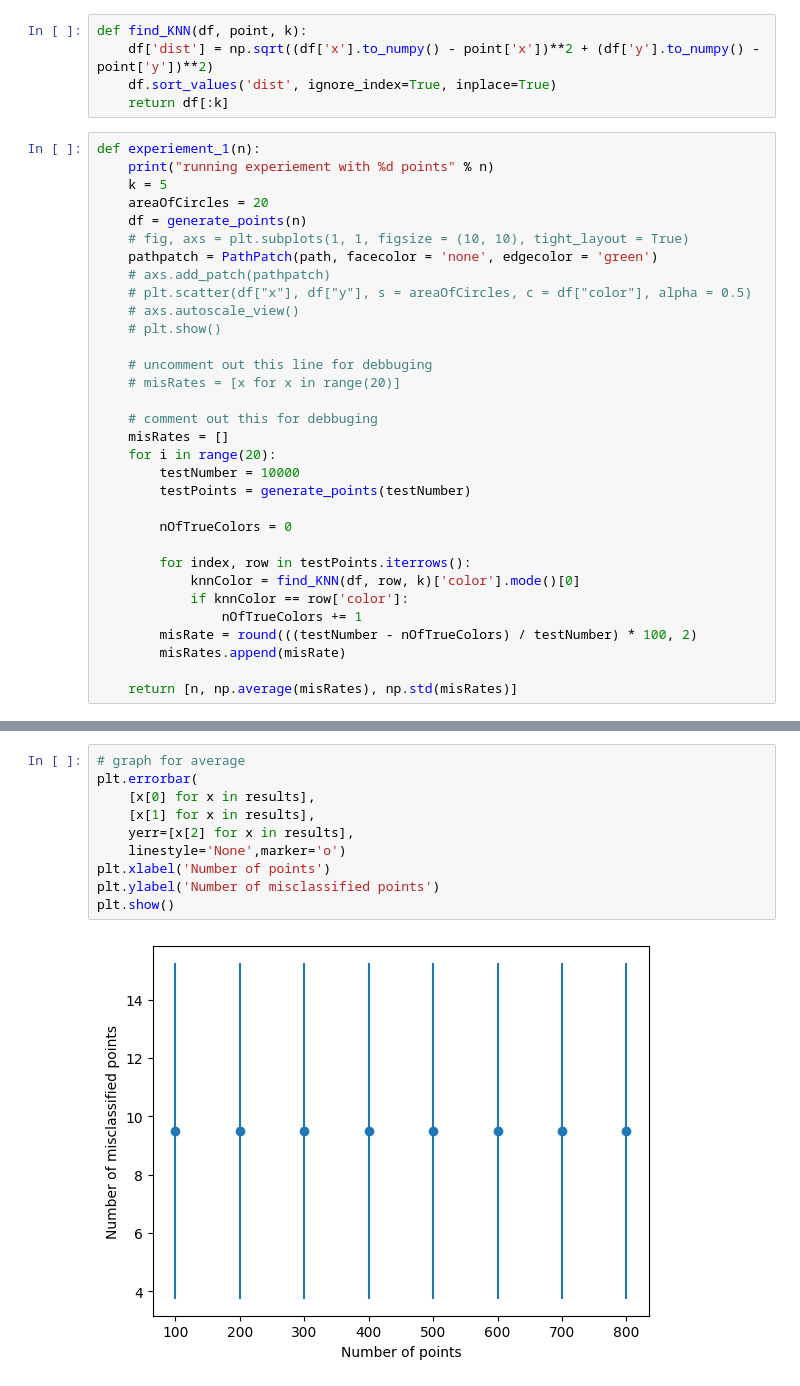
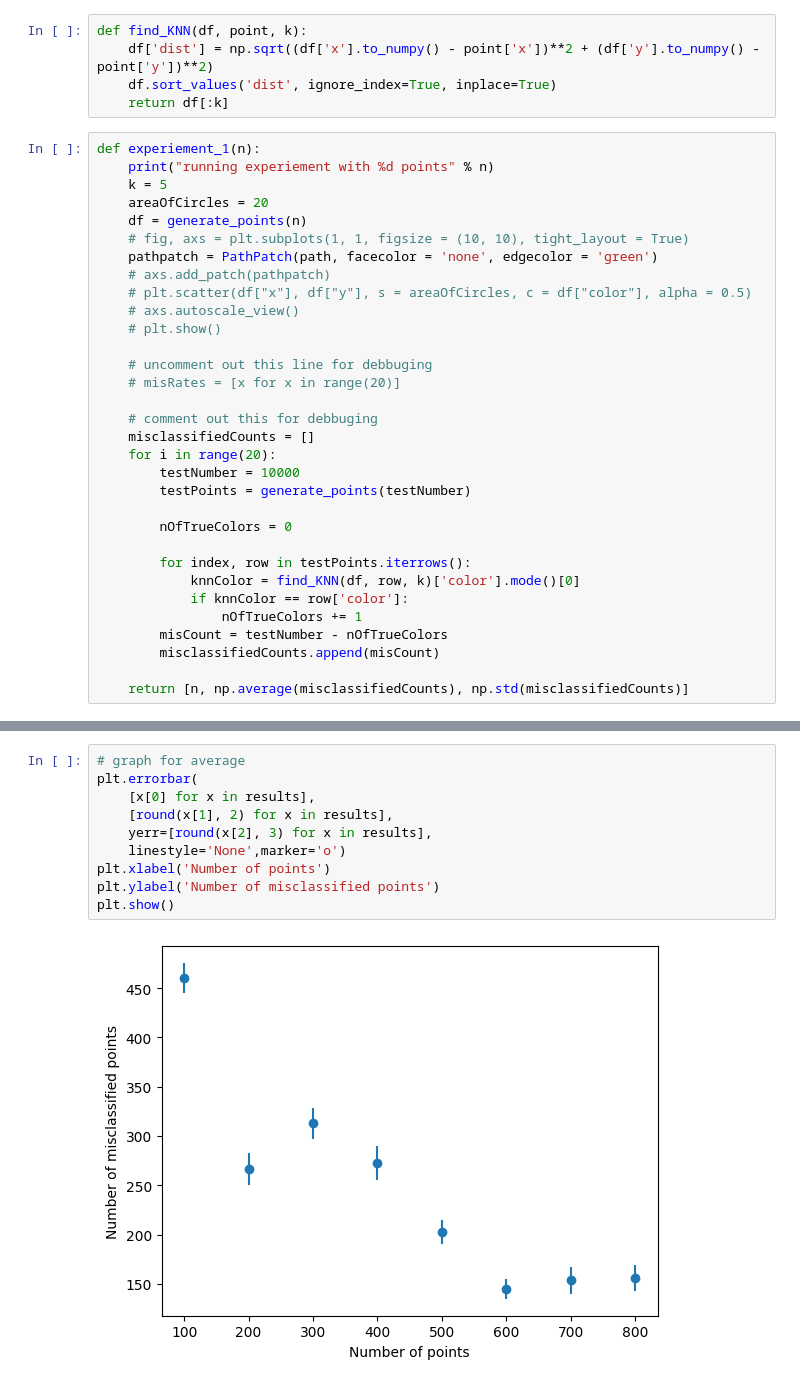
Before and after one commit to sohiyel/SCIP-3-5, a Jupyter notebook: experiment-1.ipynb, the cells around one changed output, grey strips where cells are left out. Saved outputs shown, nothing was run; the diff lists cells and outputs as text.

```diff
--- a/experiment-1.ipynb
+++ b/experiment-1.ipynb
@@ -76,7 +76,7 @@ def experiement_1(n):
     # misRates = [x for x in range(20)]
 
     # comment out this for debbuging
-    misRates = []
+    misclassifiedCounts = []
     for i in range(20):
         testNumber = 10000
         testPoints = generate_points(testNumber)
@@ -87,10 +87,10 @@ def experiement_1(n):
             knnColor = find_KNN(df, row, k)['color'].mode()[0]
             if knnColor == row['color']:
                 nOfTrueColors += 1
-        misRate = round(((testNumber - nOfTrueColors) / testNumber) * 100, 2)
-        misRates.append(misRate)
+        misCount = testNumber - nOfTrueColors
+        misclassifiedCounts.append(misCount)
 
-    return [n, np.average(misRates), np.std(misRates)]
+    return [n, np.average(misclassifiedCounts), np.std(misclassifiedCounts)]
 # %%
 results = [
     experiement_1(100), experiement_1(200), experiement_1(300),
@@ -108,15 +108,15 @@ KeyboardInterrupt:
 # %%
 # graph for average
 plt.errorbar(
     [x[0] for x in results],
-    [x[1] for x in results],
-    yerr=[x[2] for x in results],
+    [round(x[1], 2) for x in results],
+    yerr=[round(x[2], 3) for x in results],
     linestyle='None',marker='o')
 plt.xlabel('Number of points')
 plt.ylabel('Number of misclassified points')
 plt.show()
 # %% [output]
-[figure, old version]
+[figure, new version]
 # %%
 fig, ax = plt.subplots()
 fig.patch.set_visible(False)
```
Also changed, not shown: parts of 3 cells of this notebook, 6 other files.
